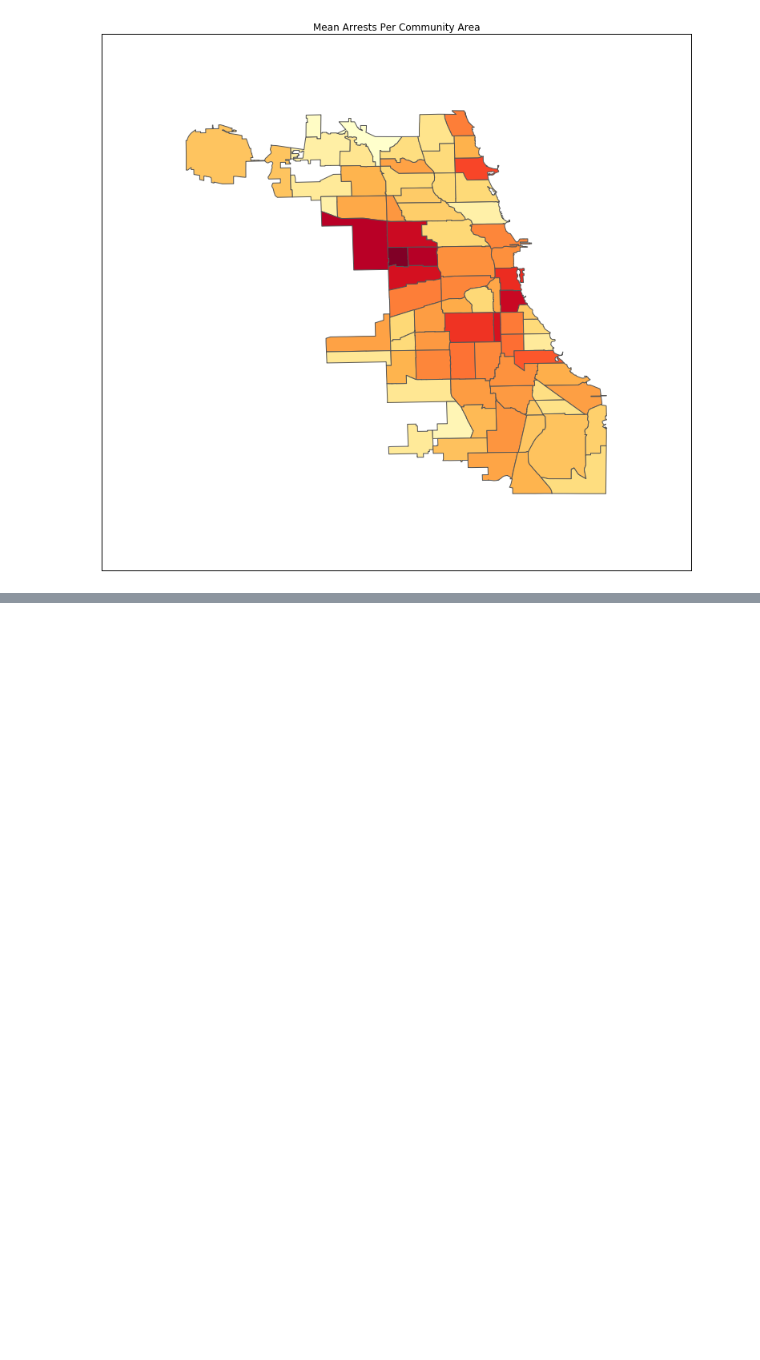
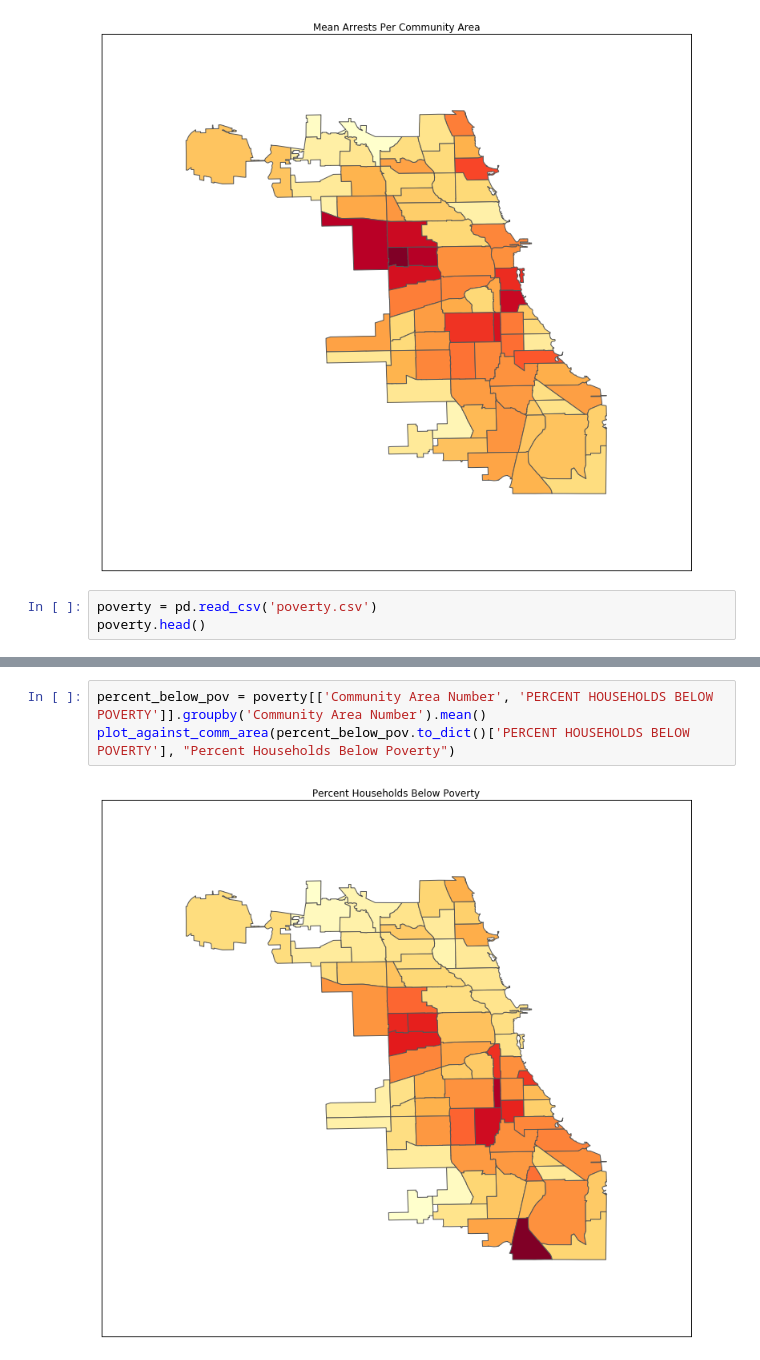
Before and after one commit to crime-analysis/crime_predictions, a Jupyter notebook: Community Areas.ipynb, the cells around one changed output, grey strips where cells are left out. Cells and saved outputs as stored; diff of their text form; blank space fills up the shorter version.

Commit message:
added visualizations for poverty statistics

```diff
--- a/Community Areas.ipynb
+++ b/Community Areas.ipynb
@@ -95,3 +95,6 @@ Try using .loc[row_indexer,col_indexer] = value instead
 See the caveats in the documentation: http://pandas.pydata.org/pandas-docs/stable/indexing.html#indexing-view-versus-copy
   from ipykernel import kernelapp as app
 [figure]
+# %%
+poverty = pd.read_csv('poverty.csv')
+poverty.head()
@@ -97,0 +108,5 @@ See the caveats in the documentation: http://pandas.pydata.org/pandas-docs/stabl
+# %%
+percent_below_pov = poverty[['Community Area Number', 'PERCENT HOUSEHOLDS BELOW POVERTY']].groupby('Community Area Number').mean()
+plot_against_comm_area(percent_below_pov.to_dict()['PERCENT HOUSEHOLDS BELOW POVERTY'], "Percent Households Below Poverty")
+# %% [output]
+[figure, added]
```
Also changed, not shown: parts of 5 cells of this notebook.
